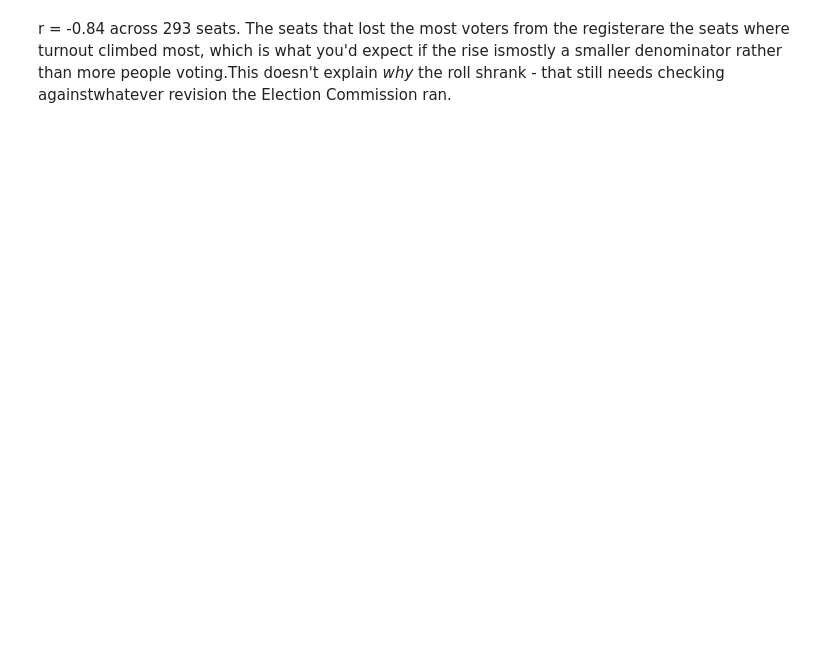
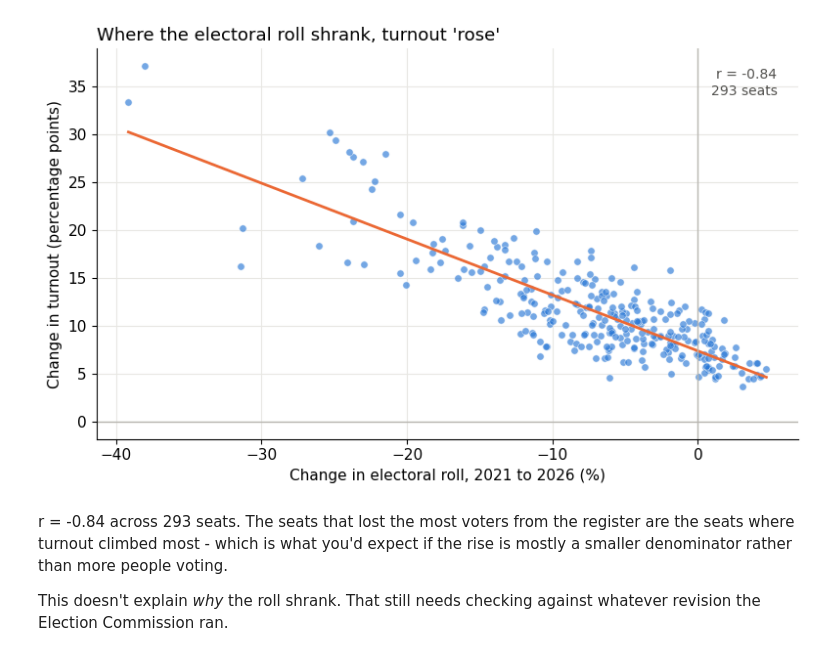
Before and after one commit to notoriouskapil/bengal-election-analysis, a Jupyter notebook: notebooks/charts.ipynb, the cells around one changed output. Saved outputs shown, nothing was run; the diff lists cells and outputs as text; code cells hidden in the pictures; blank space fills up the shorter version.

```diff
--- a/notebooks/charts.ipynb
+++ b/notebooks/charts.ipynb
@@ -7,2 +34,20 @@ import sqlite3import numpy as npimport pandas as pdimport matplotlib.pyplot as p
 # %%
-q = '''SELECT e.ac_no, c.region,       MAX(CASE WHEN e.year=2021 THEN e.total_electors END) AS roll_2021,       MAX(CASE WHEN e.year=2026 THEN e.total_electors END) AS roll_2026,       MAX(CASE WHEN e.year=2021 THEN e.turnout_pct END) AS turnout_2021,       MAX(CASE WHEN e.year=2026 THEN e.turnout_pct END) AS turnout_2026FROM electorate eJOIN constituencies c ON c.ac_no = e.ac_noWHERE e.ac_no <> 144GROUP BY e.ac_no, c.region'''t = pd.read_sql(q, conn)t["roll_change"] = (t.roll_2026 - t.roll_2021) / t.roll_2021 * 100t["turnout_change"] = t.turnout_2026 - t.turnout_2021r = t.roll_change.corr(t.turnout_change)print("correlation:", round(r, 3))t[["roll_change", "turnout_change"]].describe().round(2)
+q = '''
+SELECT e.ac_no, c.region,
+       MAX(CASE WHEN e.year=2021 THEN e.total_electors END) AS roll_2021,
+       MAX(CASE WHEN e.year=2026 THEN e.total_electors END) AS roll_2026,
+       MAX(CASE WHEN e.year=2021 THEN e.turnout_pct END) AS turnout_2021,
+       MAX(CASE WHEN e.year=2026 THEN e.turnout_pct END) AS turnout_2026
+FROM electorate e
+JOIN constituencies c ON c.ac_no = e.ac_no
+WHERE e.ac_no <> 144
+GROUP BY e.ac_no, c.region
+'''
+t = pd.read_sql(q, conn)
+
+t["roll_change"] = (t.roll_2026 - t.roll_2021) / t.roll_2021 * 100
+t["turnout_change"] = t.turnout_2026 - t.turnout_2021
+
+r = t.roll_change.corr(t.turnout_change)
+print("correlation:", round(r, 3))
+t[["roll_change", "turnout_change"]].describe().round(2)
@@ -9,5 +65,33 @@ q = '''SELECT e.ac_no, c.region,       MAX(CASE WHEN e.year=2021 THEN e.total_el
 # %%
-fig, ax = plt.subplots()ax.scatter(t.roll_change, t.turnout_change, s=28, color=BLUE, alpha=0.65,           edgecolors="white", linewidths=0.5)# trend lineslope, intercept = np.polyfit(t.roll_change, t.turnout_change, 1)xs = np.array([t.roll_change.min(), t.roll_change.max()])ax.plot(xs, slope * xs + intercept, color=ORANGE, linewidth=2)ax.axhline(0, color=GREY, linewidth=1)ax.axvline(0, color=GREY, linewidth=1)ax.grid(color="#e8e7e3", linewidth=0.8)ax.set_axisbelow(True)ax.set_xlabel("Change in electoral roll, 2021 to 2026 (%)")ax.set_ylabel("Change in turnout (percentage points)")ax.set_title("Where the electoral roll shrank, turnout 'rose'", fontsize=13, loc="left")ax.text(0.97, 0.95, f"r = {r:.2f}\n{len(t)} seats", transform=ax.transAxes,        ha="right", va="top", color="#52514e", fontsize=10)fig.tight_layout()fig.savefig("../figures/turnout_vs_roll.png", dpi=150)plt.show()
+fig, ax = plt.subplots()
+ax.scatter(t.roll_change, t.turnout_change, s=28, color=BLUE, alpha=0.65,
+           edgecolors="white", linewidths=0.5)
+
+# trend line
+slope, intercept = np.polyfit(t.roll_change, t.turnout_change, 1)
+xs = np.array([t.roll_change.min(), t.roll_change.max()])
+ax.plot(xs, slope * xs + intercept, color=ORANGE, linewidth=2)
+
+ax.axhline(0, color=GREY, linewidth=1)
+ax.axvline(0, color=GREY, linewidth=1)
+ax.grid(color="#e8e7e3", linewidth=0.8)
+ax.set_axisbelow(True)
+ax.set_xlabel("Change in electoral roll, 2021 to 2026 (%)")
+ax.set_ylabel("Change in turnout (percentage points)")
+ax.set_title("Where the electoral roll shrank, turnout 'rose'", fontsize=13, loc="left")
+ax.text(0.97, 0.95, f"r = {r:.2f}\n{len(t)} seats", transform=ax.transAxes,
+        ha="right", va="top", color="#52514e", fontsize=10)
+
+fig.tight_layout()
+fig.savefig("../figures/turnout_vs_roll.png", dpi=150)
+plt.show()
+# %% [output]
+[figure, added]
 # %% [markdown]
-r = -0.84 across 293 seats. The seats that lost the most voters from the registerare the seats where turnout climbed most, which is what you'd expect if the rise ismostly a smaller denominator rather than more people voting.This doesn't explain *why* the roll shrank - that still needs checking againstwhatever revision the Election Commission ran.
+r = -0.84 across 293 seats. The seats that lost the most voters from the register
+are the seats where turnout climbed most - which is what you'd expect if the rise is
+mostly a smaller denominator rather than more people voting.
+
+This doesn't explain *why* the roll shrank. That still needs checking against
+whatever revision the Election Commission ran.
 # %% [markdown]
```
Also changed, not shown: parts of 7 cells of this notebook.
